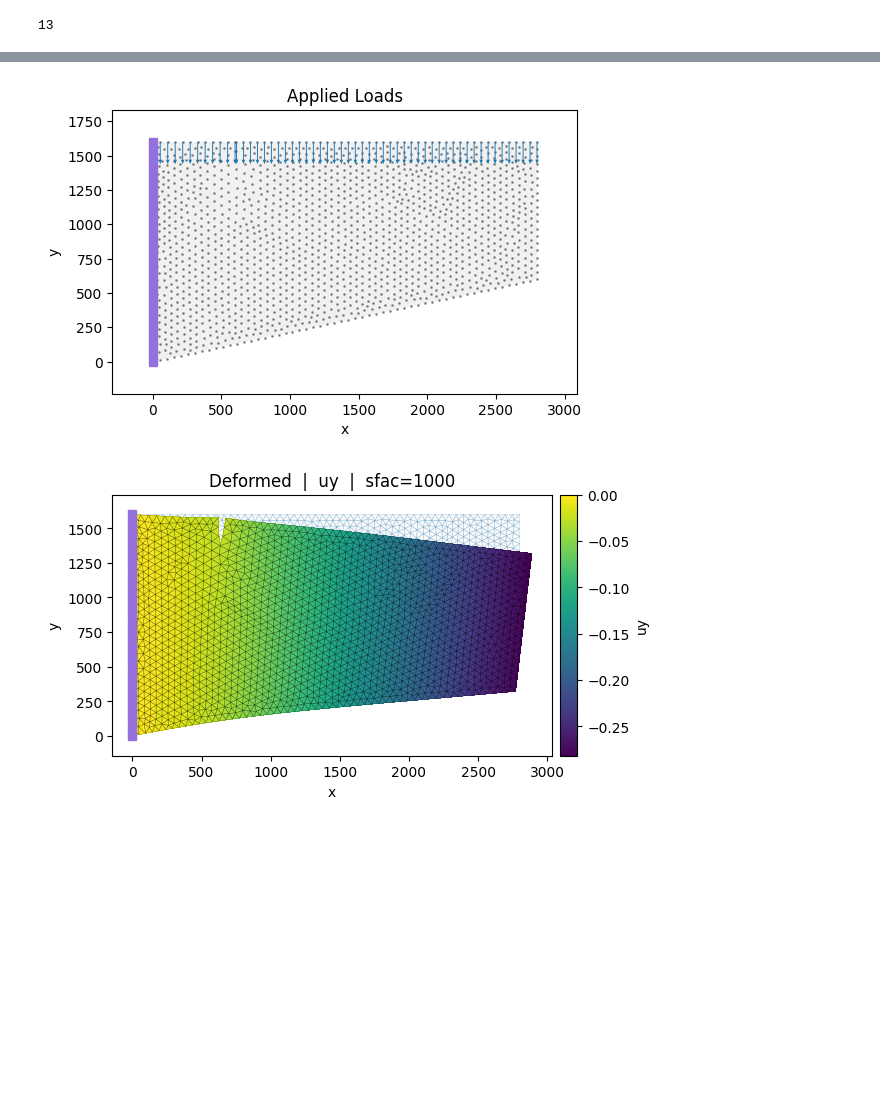
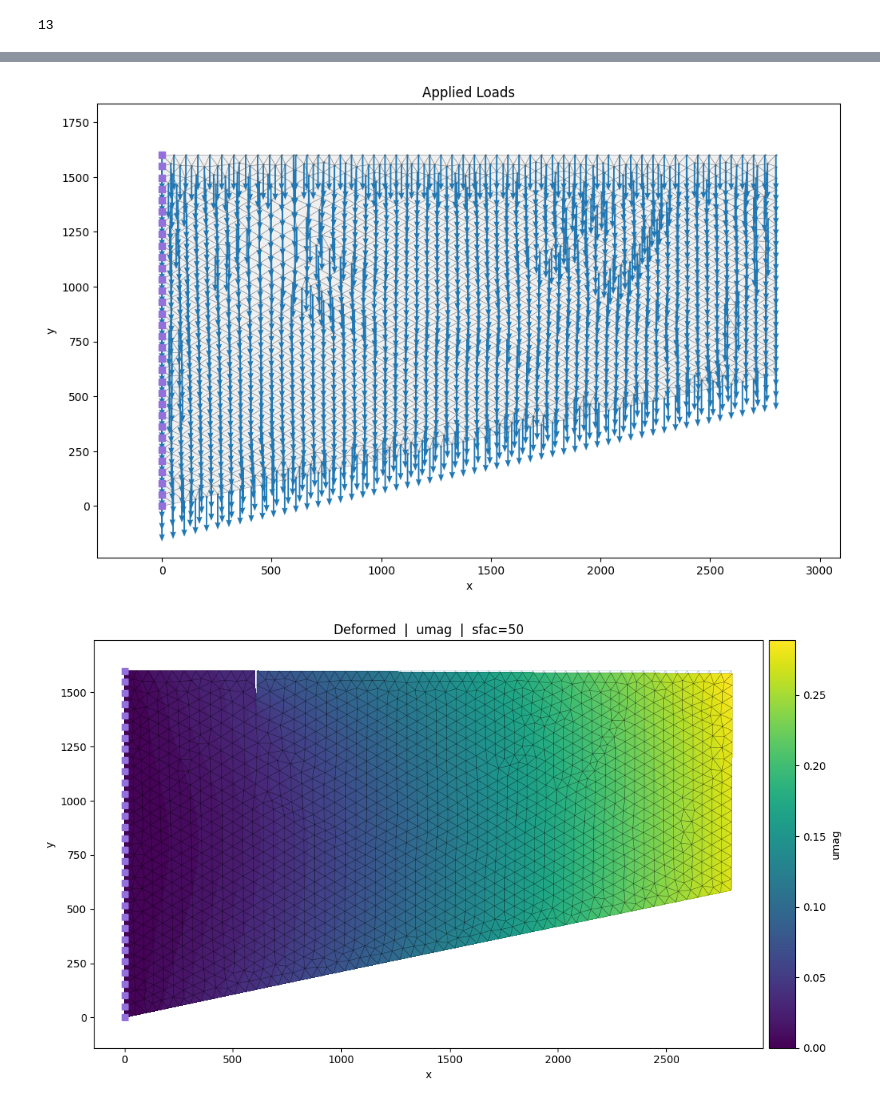
Before and after one commit to ppalacios92/FEM, a Jupyter notebook: examples/midtermn_01.ipynb, the cells around one changed output, grey strips where cells are left out. Drawn from its saved outputs; the diff is of its cells as text; code cells hidden in the pictures; blank space fills up the shorter version.

```diff
--- a/examples/midtermn_01.ipynb
+++ b/examples/midtermn_01.ipynb
@@ -154,7 +149,7 @@ F_load = build_load_vector(mesh=mesh,
 from scipy.sparse import lil_matrix
 from scipy.sparse.linalg import spsolve
 
-# Global stiffness matrix (sparse)
+# Assembly
 K = lil_matrix((system_nDof, system_nDof))
 for element in elements:
     for i_local, i_global in enumerate(element.idx):
@@ -164,37 +159,32 @@ K = K.tocsr()
 
 # Force vector
 F = np.zeros(system_nDof)
-for node in nodes:
+for node in node_map.values():
     F[node.idx] += node.nodalLoad
 F += F_load
 
 # DOF classification
-dof_flags       = np.concatenate([node.restrain for node in nodes])
+dof_flags       = np.concatenate([node.restrain for node in node_map.values()])
 free_dofs       = np.where(dof_flags == 'f')[0]
 restrained_dofs = np.where(dof_flags == 'r')[0]
-
-# Remove load on restrained DOFs (they go to reactions directly)
-F[restrained_dofs] = 0.0
 
 # Partitioning
 Kff = K[free_dofs[:, None], free_dofs]
 Kfr = K[free_dofs[:, None], restrained_dofs]
 Krf = K[restrained_dofs[:, None], free_dofs]
 Krr = K[restrained_dofs[:, None], restrained_dofs]
-Ff  = F[free_dofs]
-Fr  = F[restrained_dofs]
 
 # Solution
 ur = np.zeros(len(restrained_dofs))
-uf = spsolve(Kff, Ff - Kfr @ ur)
+uf = spsolve(Kff, F[free_dofs] - Kfr @ ur)
 
 u = np.zeros(system_nDof)
 u[free_dofs]       = uf
 u[restrained_dofs] = ur
 
 # Reactions
-Rr      = Krf @ uf + Krr @ ur
-R       = np.zeros(system_nDof)
+Rr = Krf @ uf + Krr @ ur
+R  = np.zeros(system_nDof)
 R[restrained_dofs] = Rr
 # %%
 def get_node(node_map, u, tag=None, x=None, y=None):
@@ -471,65 +490,63 @@ gmsh.finalize()
 # %%
 # Mesh
 plot_mesh(
-    nodes               = nodes,
+    nodes               = node_map.values(),
     elements            = elements,
     show_node_labels    = False,
     show_element_labels = False,
     show_supports       = True,
     show_element_edges  = True,
     show_node_points    = True,
-    figsize             = (6, 6),
+    figsize             = (12, 12),
     ax                  = None,
     save                = None,
 )
 
-
 # Loads
 plot_loads_2d(
-    nodes    = nodes,
-    elements = elements,
-    F_load   = F_load,
-    show_element_edges  = False,
+    nodes               = node_map.values(),
+    elements            = elements,
+    F_load              = F_load,
+    show_element_edges  = True,
     show_node_points    = True,
     show_supports       = True,
-    figsize  = (6, 6),
-    ax       = None,
-    save     = None,
+    figsize             = (12, 12),
+    ax                  = None,
+    save                = None,
 )
 
 # Deformed
 plot_deformed(
-    nodes     = nodes,
-    elements  = elements,
-    u         = u,
-    component = 'uy',   # 'ux', 'uy', 'umag'
-    sfac      = 1000,
-    cmap      = 'viridis',
+    nodes               = node_map.values(),
+    elements            = elements,
+    u                   = u,
+    component           = 'umag',   # 'ux', 'uy', 'umag'
+    sfac                = 50,
+    cmap                = 'viridis',
     limit               = None,
     show_element_edges  = True,
     show_node_points    = False,
     show_supports       = True,
-    figsize             = (6, 6),
+    figsize             = (12, 12),
     ax                  = None,
     save                = None,
 )
 
 # Stress or Strain Field
 plot_field_2d(
-    nodes       = nodes,
-    elements    = elements,
-    u           = u,
-    component   = 'sxx',       # 'sxx','syy','sxy','vmis','s1','s2','exx','eyy','exy','e1','e2'
-    result_type = 'nodal_avg',  # 'nodal_avg' or 'element'
-    deformed    = True,
-    sfac        = 1000,
-    limit       = None,         # e.g. (-250, 250) highlights elements outside range in red
-    # levels      = 20,
-    cmap        = 'turbo',
+    nodes               = node_map.values(),
+    elements            = elements,
+    u                   = u,
+    component           = 'sxx',       # 'sxx','syy','sxy','vmis','s1','s2','exx','eyy','exy','e1','e2'
+    result_type         = 'nodal_avg', # 'nodal_avg' or 'element'
+    deformed            = True,
+    sfac                = 500,
+    limit               = None,
+    cmap                = 'turbo',
     show_element_edges  = True,
     show_node_points    = False,
     show_supports       = True,
-    figsize             = (6, 6),
+    figsize             = (12, 12),
     ax                  = None,
     save                = None,
 )
@@ -538,2 +555,2 @@ plot_field_2d(
-[figure, old version]
+[figure, new version]
-[figure, old version]
+[figure, new version]
```
Also changed, not shown: parts of 17 cells of this notebook, 30 other files.
